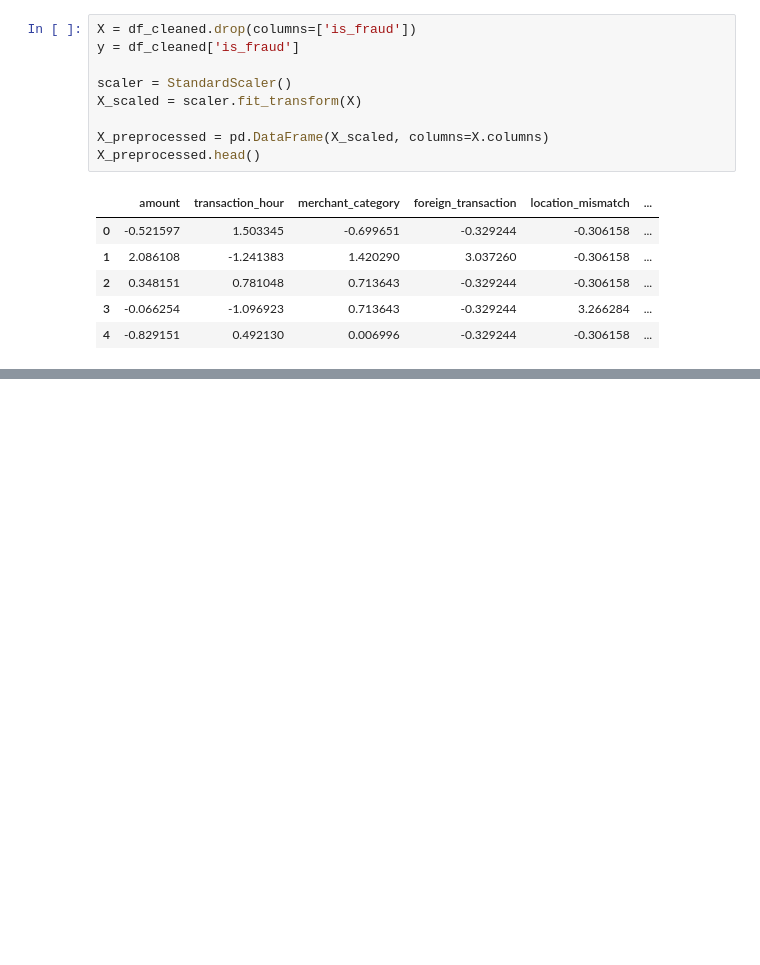
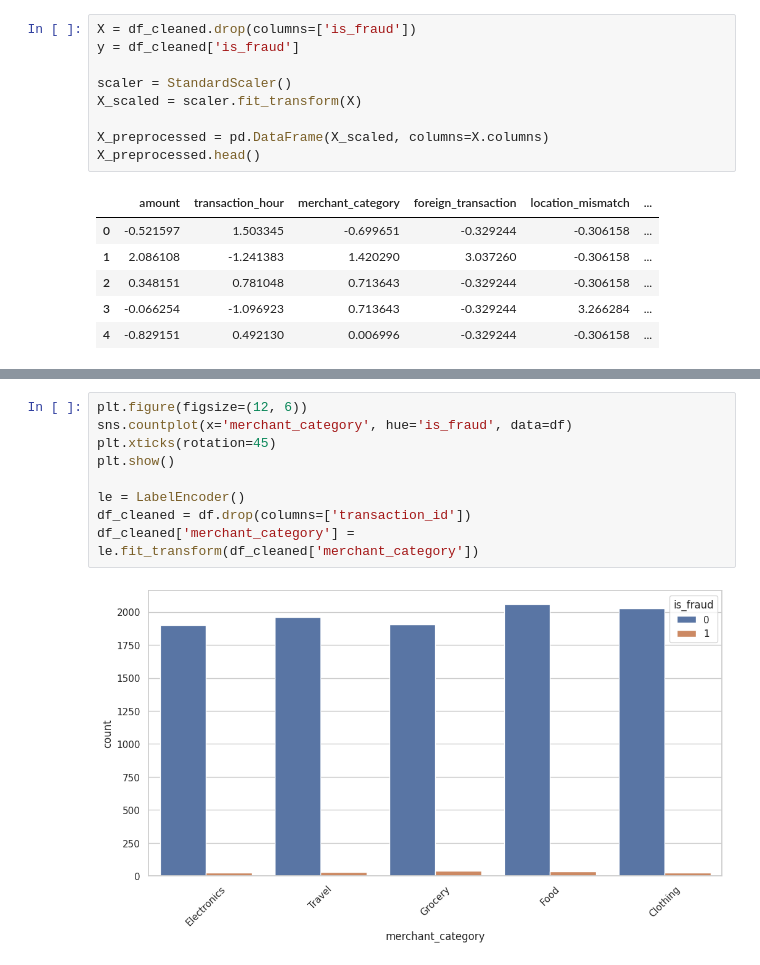
Before and after one commit to YamenObeidat/Activity-3--DBSCAN-PCA, a Jupyter notebook: final_project_2.ipynb, the cells around one changed output, grey strips where cells are left out. Saved outputs shown, nothing was run; the diff lists cells and outputs as text; blank space fills up the shorter version.

```diff
--- a/final_project_2.ipynb
+++ b/final_project_2.ipynb
@@ -59,0 +70,11 @@ X_preprocessed.head()
+# %%
+plt.figure(figsize=(12, 6))
+sns.countplot(x='merchant_category', hue='is_fraud', data=df)
+plt.xticks(rotation=45)
+plt.show()
+
+le = LabelEncoder()
+df_cleaned = df.drop(columns=['transaction_id'])
+df_cleaned['merchant_category'] = le.fit_transform(df_cleaned['merchant_category'])
+# %% [output]
+[figure, added]
```
Also changed, not shown: parts of 4 cells of this notebook.
